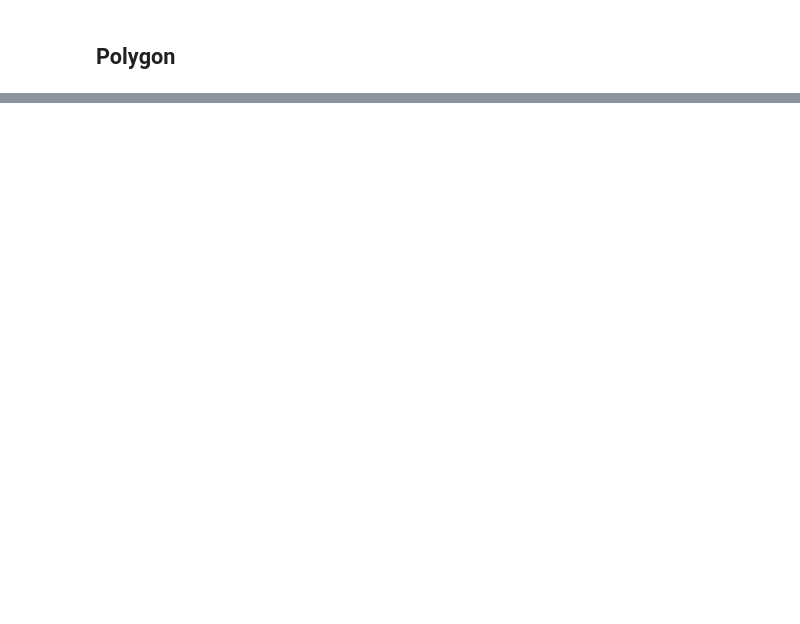
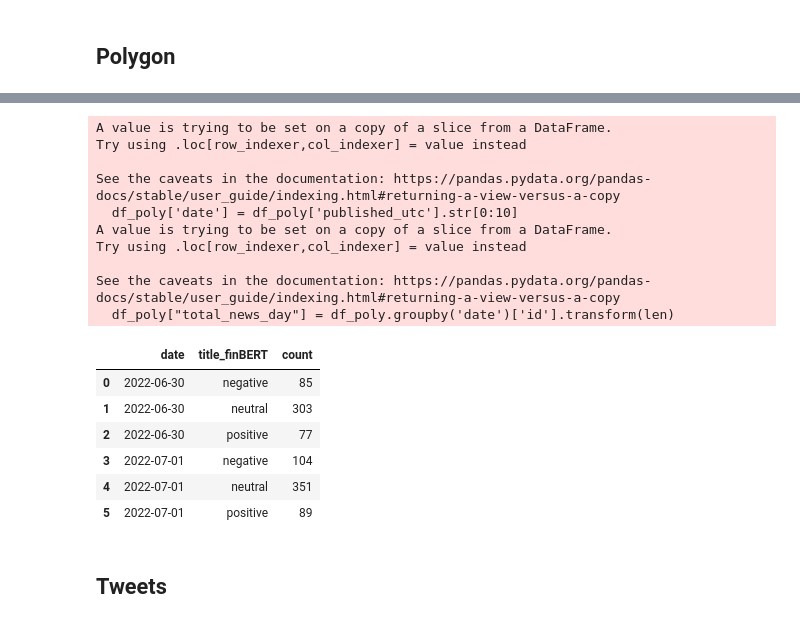
Before and after one commit to andres-pb/DS4A_project, a Jupyter notebook: sentiment_analysis.ipynb, the cells around one changed output, grey strips where cells are left out. Cells and saved outputs as stored; diff of their text form; code cells hidden in the pictures; blank space fills up the shorter version.

Commit message:
update sent_analysis

```diff
--- a/sentiment_analysis.ipynb
+++ b/sentiment_analysis.ipynb
@@ -46,6 +13,0 @@ sp = Sentiment_predict()
-# %%
-polygon_news_df['title_sent_finBERT'] = sp.sentiment_finBERT(polygon_news_df, 'title')
-polygon_news_df['description_finBERT'] = sp.sentiment_finBERT(polygon_news_df, 'description')
-
-polygon_news_df['title_sent_financialBERT'] = sp.sentiment_financialBERT(polygon_news_df, 'title')
-polygon_news_df['description_financialBERT'] = sp.sentiment_financialBERT(polygon_news_df, 'description')
@@ -77,0 +14,27 @@ polygon_news_df
+# %%
+##Load and upgrade initial df
+polygon_prev = pd.read_csv("polygon_df_01_07_2022.csv")
+#Polygon credentials
+load_dotenv()
+print(environ.get("POLYGON_KEY"))
+logging_config.init_logging()
+__LOG = logging.getLogger(__name__)
+__LOG.info('...... Initialization Completed  ......')
+__LOG.info(starting_message())
+#Initialize Polygon
+polygon = Polygon(environ.get("POLYGON_KEY"))
+#Download News
+status, polygon_data = polygon.get_news('')
+if status:
+    polygon_news_df = pd.DataFrame.from_dict(polygon_data['results'])
+polygon_news_df.drop(['publisher', 'keywords'], axis = 1, inplace = True)
+polygon_news_df['tickers'] = [' '.join(map(str, l)) for l in polygon_news_df['tickers']]
+#predict Sentiment
+sp = Sentiment_predict()
+polygon_news_df['title_finBERT'] = sp.sentiment_finBERT(polygon_news_df, 'title')
+polygon_news_df['title_financialBERT'] = sp.sentiment_financialBERT(polygon_news_df, 'title')
+polygon_news_df['description_finBERT'] = sp.sentiment_finBERT(polygon_news_df, 'description')
+polygon_news_df['description_financialBERT'] = sp.sentiment_financialBERT(polygon_news_df, 'description')
+#Upload df.
+polygon_news_df = pd.concat([polygon_news_df, polygon_prev], ignore_index = True).drop_duplicates().reset_index(drop = True)
+polygon_news_df.to_csv("polygon_df_01_07_2022.csv", index = False, encoding='utf-8')
@@ -77,0 +51,28 @@ polygon_news_df
+# %%
+#Polygon plots Data
+df_poly = polygon_news_df[['id','published_utc', 'title','description', 'title_finBERT', 'description_finBERT', 'title_financialBERT', 'description_financialBERT', 'article_url']]
+df_poly['date'] = df_poly['published_utc'].str[0:10]
+df_poly["total_news_day"] = df_poly.groupby('date')['id'].transform(len)
+df_poly = df_poly.groupby(['date','title_finBERT']).size().reset_index()
+df_poly.rename({0:'count'}, axis = 1, inplace = True)
+df_poly
+# %% [output]
+A value is trying to be set on a copy of a slice from a DataFrame.
+Try using .loc[row_indexer,col_indexer] = value instead
+
+See the caveats in the documentation: https://pandas.pydata.org/pandas-docs/stable/user_guide/indexing.html#returning-a-view-versus-a-copy
+  df_poly['date'] = df_poly['published_utc'].str[0:10]
+A value is trying to be set on a copy of a slice from a DataFrame.
+Try using .loc[row_indexer,col_indexer] = value instead
+
+See the caveats in the documentation: https://pandas.pydata.org/pandas-docs/stable/user_guide/indexing.html#returning-a-view-versus-a-copy
+  df_poly["total_news_day"] = df_poly.groupby('date')['id'].transform(len)
+|  | date | title_finBERT | count |
+| 0 | 2022-06-30 | negative | 85 |
+| 1 | 2022-06-30 | neutral | 303 |
+| 2 | 2022-06-30 | positive | 77 |
+| 3 | 2022-07-01 | negative | 104 |
+| 4 | 2022-07-01 | neutral | 351 |
+| 5 | 2022-07-01 | positive | 89 |
+# %% [markdown]
+## Tweets
```
Also changed, not shown: parts of 16 cells of this notebook, 5 other files.
